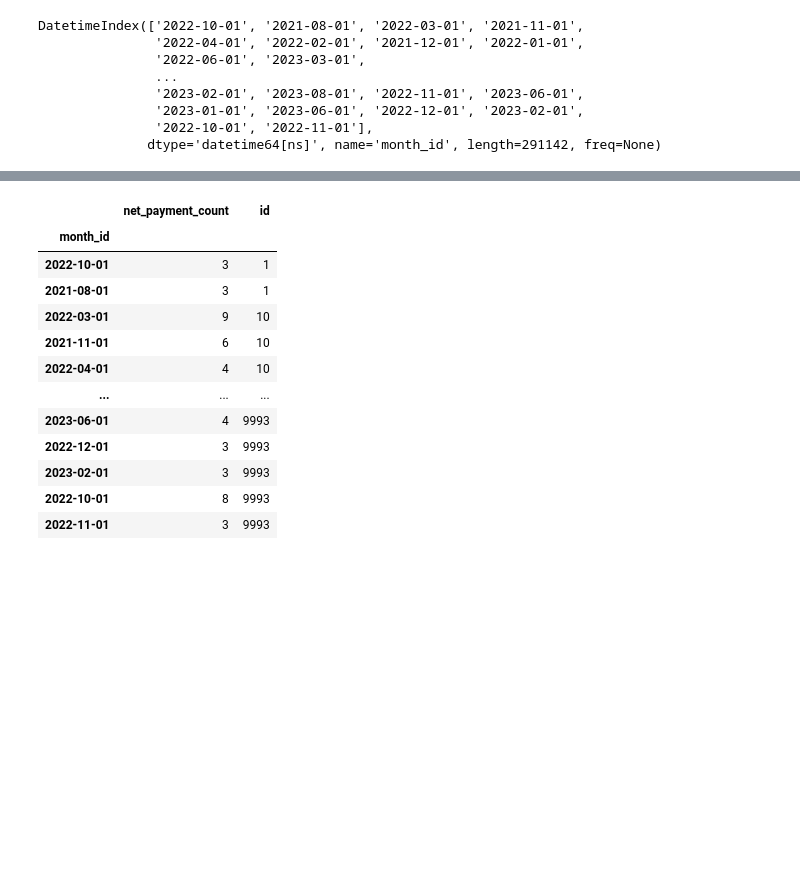
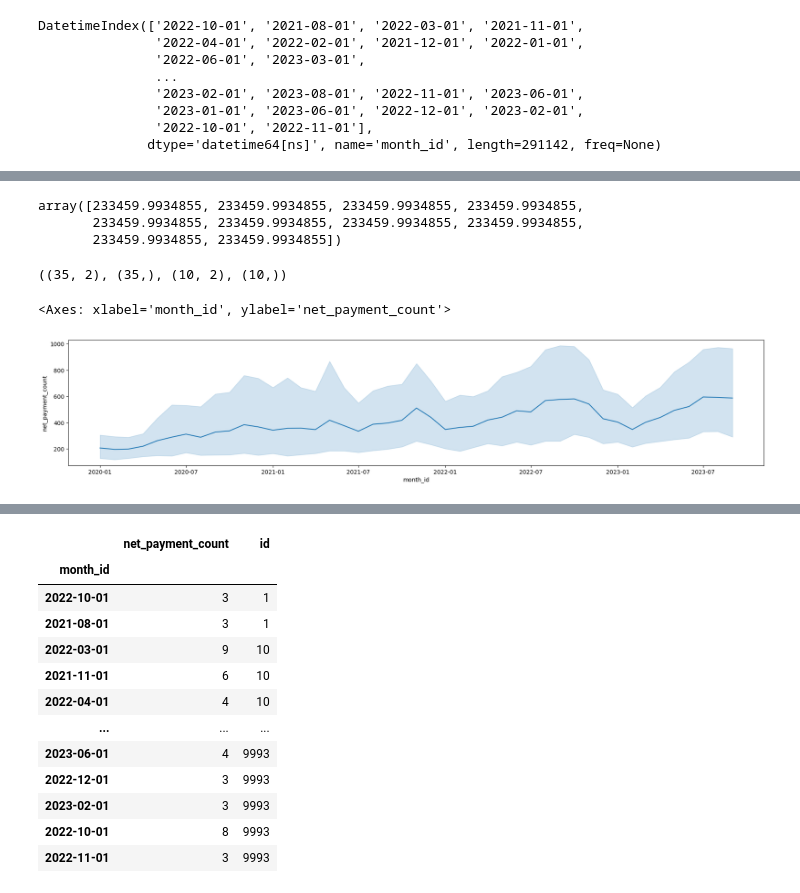
Before and after one commit to seydanurkayir/iyzico-datathon, a Jupyter notebook: iyzico-datathon.ipynb, the cells around one changed output, grey strips where cells are left out. Saved outputs shown, nothing was run; the diff lists cells and outputs as text; code cells hidden in the pictures; blank space fills up the shorter version.

Commit message:
test-3

```diff
--- a/iyzico-datathon.ipynb
+++ b/iyzico-datathon.ipynb
@@ -194,16 +264,18 @@ plot_merchant(ts, '66740')
 from statsmodels.tsa.arima_model import ARIMA
 import pmdarima as pm
 
-ts = ts['net_payment_count']
+merchant_data = ts[ts['id'] == '33179']
+
+data = merchant_data['net_payment_count']
 seasonal = True
 
-model = pm.auto_arima(ts,
+model = pm.auto_arima(data,
                       m=12,               # frequency of series
                       seasonal=seasonal,  # TRUE if seasonal series
                       d=None,             # let model determine 'd'
                       test='adf',         # use adftest to find optimal 'd'
                       start_p=0, start_q=0, # minimum p and q
-                      max_p=3, max_q=3, # maximum p and q
+                      max_p=3, max_q=3,   # maximum p and q
                       D=None,             # let model determine 'D'
                       trace=True,
                       error_action='ignore',
@@ -220,0 +305,8 @@ KeyboardInterrupt:
+# %%
+prediction, confint = model.predict(n_periods=TEST_SIZE, return_conf_int=True)
+
+prediction
+# %% [output]
+array([233459.9934855, 233459.9934855, 233459.9934855, 233459.9934855,
+       233459.9934855, 233459.9934855, 233459.9934855, 233459.9934855,
+       233459.9934855, 233459.9934855])
@@ -220,0 +315,7 @@ KeyboardInterrupt:
+# %%
+TEST_SIZE = 10
+train, test = ts[ts['id'] == '33179'].iloc[:-TEST_SIZE], ts[ts['id'] == '33179'].iloc[-TEST_SIZE:]
+x_train, x_test = np.array(range(train.shape[0])), np.array(range(train.shape[0], ts[ts['id'] == '33179'].shape[0]))
+train.shape, x_train.shape, test.shape, x_test.shape
+# %% [output]
+((35, 2), (35,), (10, 2), (10,))
@@ -220,0 +324,6 @@ KeyboardInterrupt:
+# %%
+plt.figure(figsize=(22,4))
+sns.lineplot(data = ts.reset_index(), x="month_id", y="net_payment_count")
+# %% [output]
+<Axes: xlabel='month_id', ylabel='net_payment_count'>
+[figure, added]
```
Also changed, not shown: parts of 26 cells of this notebook.
